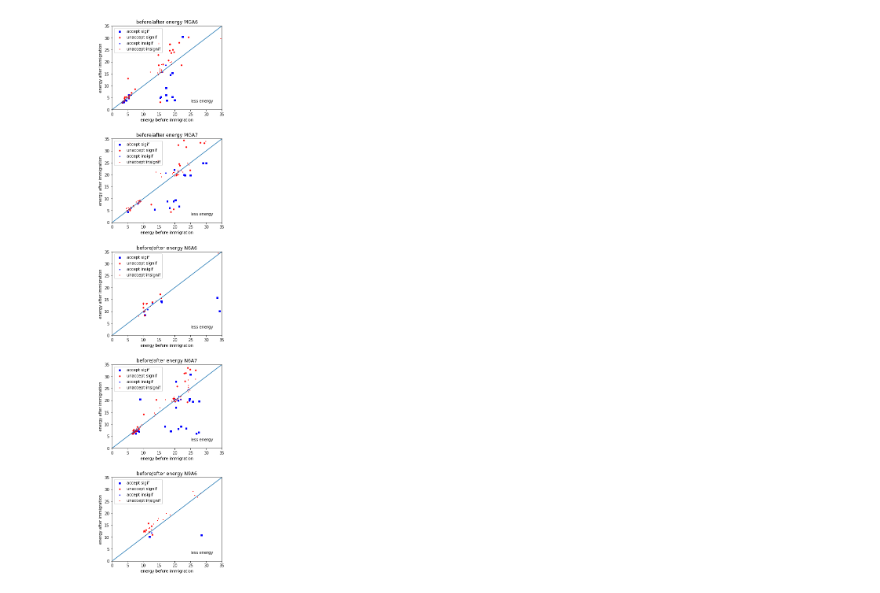
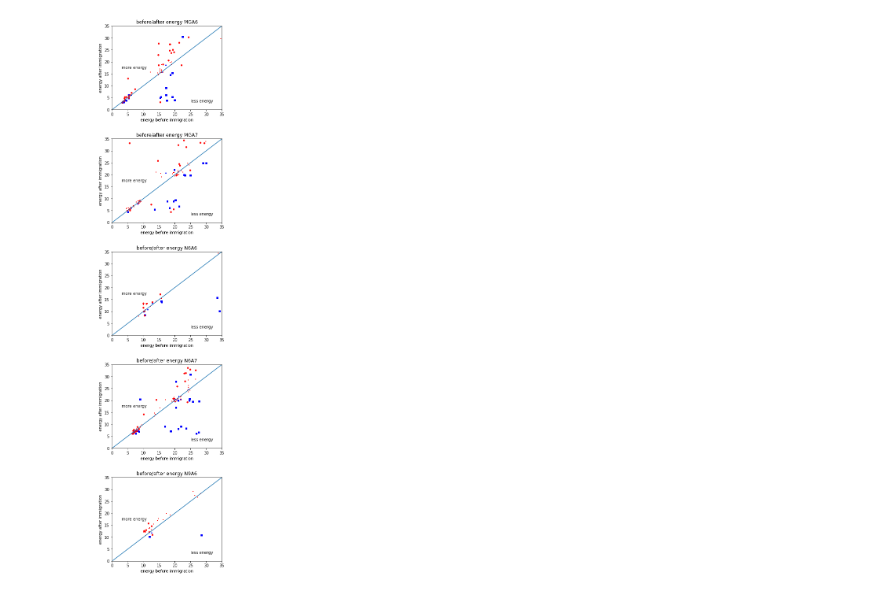
Before and after one commit to mahmoud-bokhari/distributed_GI, a Jupyter notebook: datasets/islands_experiments/display_immigrant_impact_stats.ipynb, the cells around one changed output. Saved outputs shown, nothing was run; the diff lists cells and outputs as text; code cells hidden in the pictures.

Commit message:
better legends

```diff
--- a/datasets/islands_experiments/display_immigrant_impact_stats.ipynb
+++ b/datasets/islands_experiments/display_immigrant_impact_stats.ipynb
@@ -135,32 +135,34 @@ for (proj_name,parent_string) in project_strings:
 
     # start plotting
     ax1 = fig.add_subplot(len(project_strings),1,sub_plot_counter)
 
     #axs[sub_plot_counter].scatter(xs,ys, s=10, c='b', marker="s", label='accepted')
     #axs[sub_plot_counter].scatter(uxs,uys, s=10, c='r', marker="o", label='unaccepted')
     ax1.scatter(sxs,sys, s=12, c='b', marker='s',  linewidths=1,label='accept sigif')
     ax1.scatter(suxs,suys, s=12,  c='r', marker='o', linewidths=1, label='unaccept signif')
     ax1.scatter(ixs,iys, s=4, c='b', marker='x', linewidths=1, label='accept insigif')
     ax1.scatter(iuxs,iuys, s=4,  c='r', marker='+', linewidths=1,label='unaccept insignif')
     (xl, yl) = ([0, fig_size], [0, fig_size])
     ax1.plot(xl,yl) # draw 45 degree line
     plt.xlim(0,fig_size)
     plt.ylim(0,fig_size)
 
     ax1.legend(loc='upper left');
+    if sub_plot_counter>1:
+        ax1.get_legend().remove()
     ax1.set_xlabel('energy before immigration')
     ax1.set_ylabel('energy after immigration')
-    ax1.text(5, 25, 'more energy')
+    ax1.text(3, 17, 'more energy')
     ax1.text(25,3, 'less energy')
     #ax1.annotate('more energy', xy=(15,15), xytext=(5,25),
     #        arrowprops=dict(arrowstyle='<-'), ha='center', va='center')
     #ax1.annotate('less energy', xy=(15,15), xytext=(25,5),
     #        arrowprops=dict(arrowstyle='<-'), ha='center', va='center')
     sub_plot_counter+=1
     plt.title('before/after energy '+proj_name)
 
 fig.subplots_adjust(hspace=0.35)
 plt.savefig('immigration_impact.pdf')
 plt.show()
 # %% [output]
-[figure, old version]
+[figure, new version]
```
Also changed, not shown: 1 other file.
